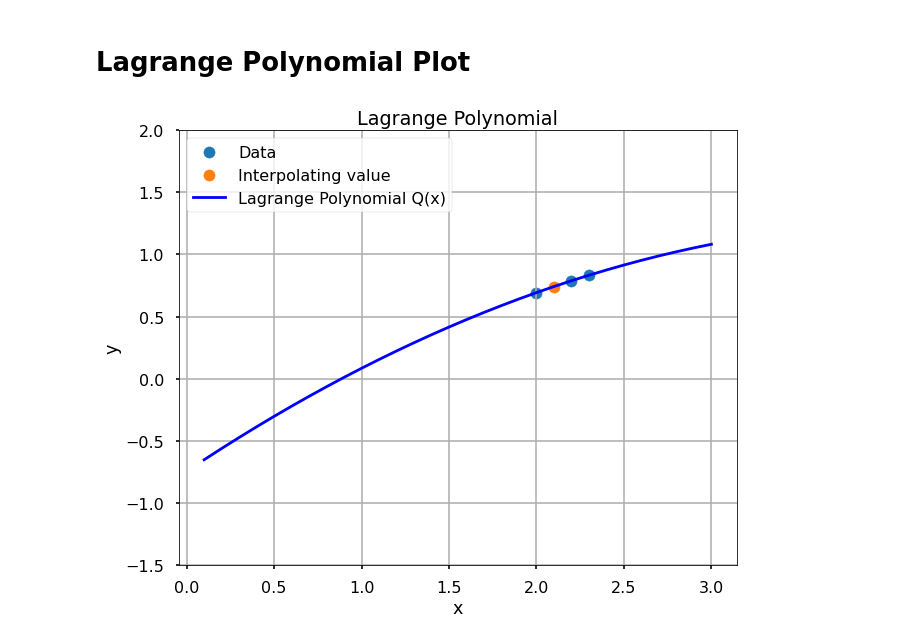
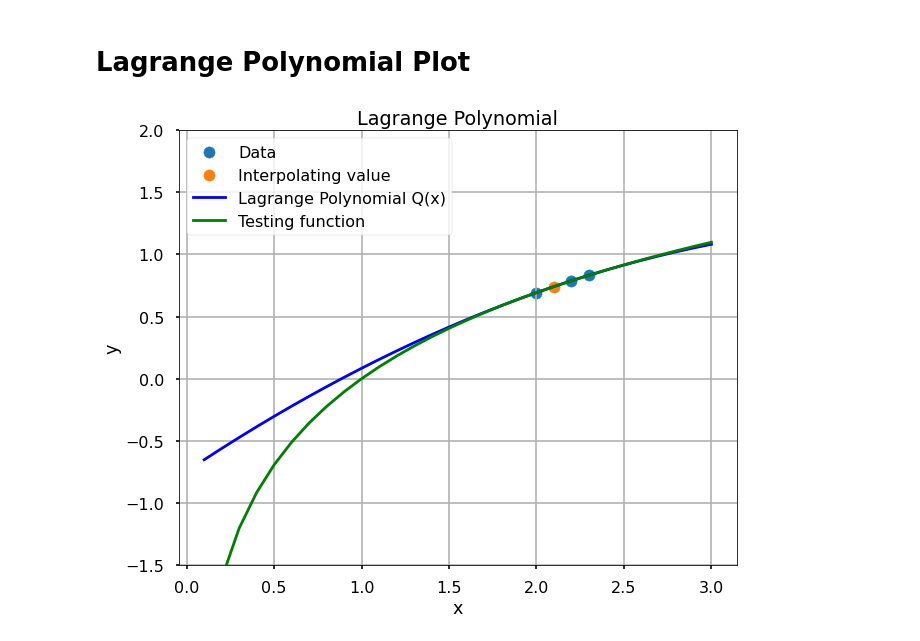
Before and after one commit to sanchezcarlosjr/minimum-viable-products, a Jupyter notebook: 3_Interpolation_and_Polynomial_Approximation_Numerical_Analysis.ipynb, the cells around one changed output. Cells and saved outputs as stored; diff of their text form; code cells hidden in the pictures.

Commit message:
feat(numerical-analysis): compare functions

```diff
--- a/3_Interpolation_and_Polynomial_Approximation_Numerical_Analysis.ipynb
+++ b/3_Interpolation_and_Polynomial_Approximation_Numerical_Analysis.ipynb
@@ -39,3 +50,5 @@ value = float(interpolating_value)
+# %%
+function = eval(f"lambda x: {testing_function}")
 # %%
 table=list(map(lambda row: list(map(lambda column: float(column), row.split(" "))), data.split("\n")[1:][:-1]))
 # %%
@@ -94,22 +105,22 @@ Q(2.1)=0.7418999999999999
 # %% [markdown]
 # Lagrange Polynomial Plot
 # %%
-import matplotlib.pyplot as plt
 x=np.array(table)[:,0]
 y=np.array(table)[:,1]
 plt.style.use('seaborn-poster')
 x_new = np.arange(0.1, 3.1, 0.1)
 
 fig = plt.figure(figsize = (10,8))
 plt.scatter(x,y, label="Data")
 plt.scatter(value, Q(value), label="Interpolating value")
 plt.plot(x_new, Q(x_new), 'b', label="Lagrange Polynomial Q(x)")
+plt.plot(x_new, function(x_new), 'g', label="Testing function")
 plt.title('Lagrange Polynomial')
 plt.grid()
 plt.xlabel('x')
 plt.ylabel('y')
 plt.legend(loc="upper left")
 plt.ylim(-1.5, 2.0)
 plt.show()
 # %% [output]
-[figure, old version]
+[figure, new version]
```
Also changed, not shown: parts of 5 cells of this notebook, 1 other file.
